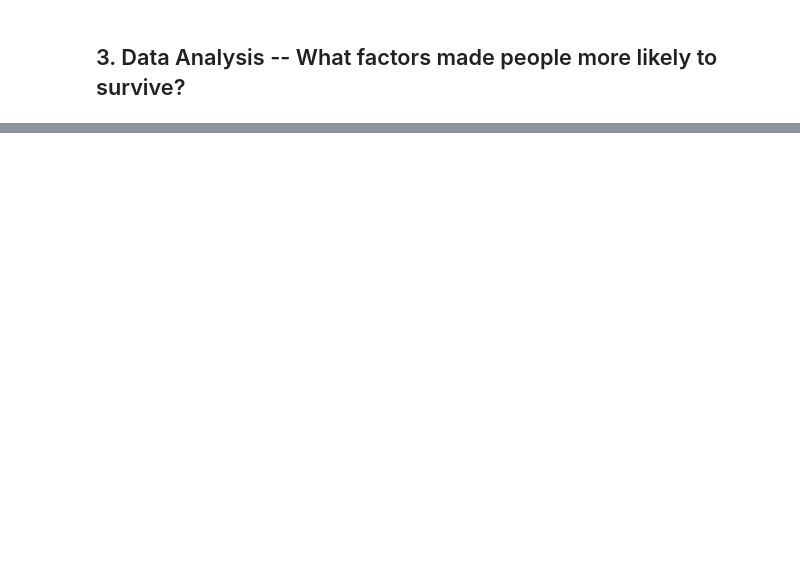
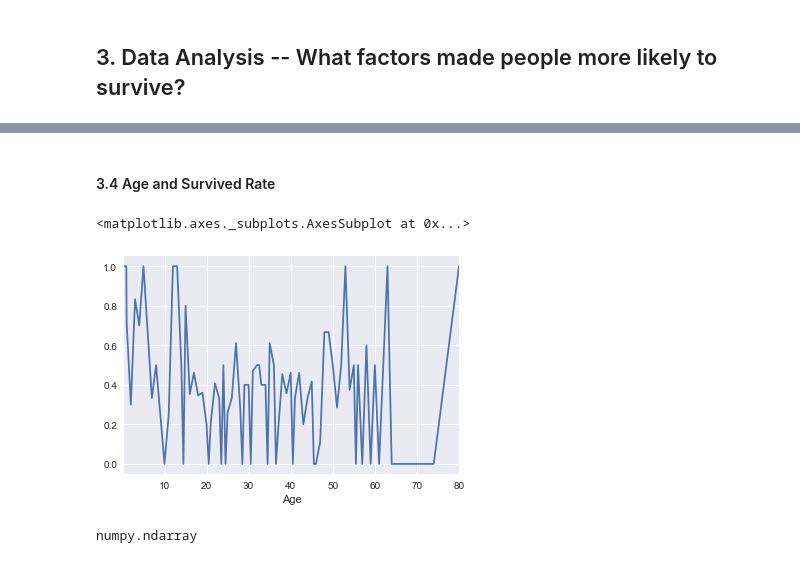
Before and after one commit to freena22/Data-Analysis-Projects, a Jupyter notebook: 01Kaggle_Titanic_Survival.ipynb, the cells around one changed output, grey strips where cells are left out. Drawn from its saved outputs; the diff is of its cells as text; code cells hidden in the pictures; blank space fills up the shorter version.

```diff
--- a/01Kaggle_Titanic_Survival.ipynb
+++ b/01Kaggle_Titanic_Survival.ipynb
@@ -132,0 +194,15 @@ titanic.describe()
+# %% [markdown]
+#### 3.4 Age and Survived Rate
+# %%
+
+Age_survived_rate = survived_rate('Age')
+
+Age_survived_rate.plot()
+# %% [output]
+<matplotlib.axes._subplots.AxesSubplot at 0x...>
+[figure, added]
+# %%
+new_age = titanic['Age'].dropna().values
+type(new_age)
+# %% [output]
+numpy.ndarray
```
Also changed, not shown: parts of 20 cells of this notebook.
